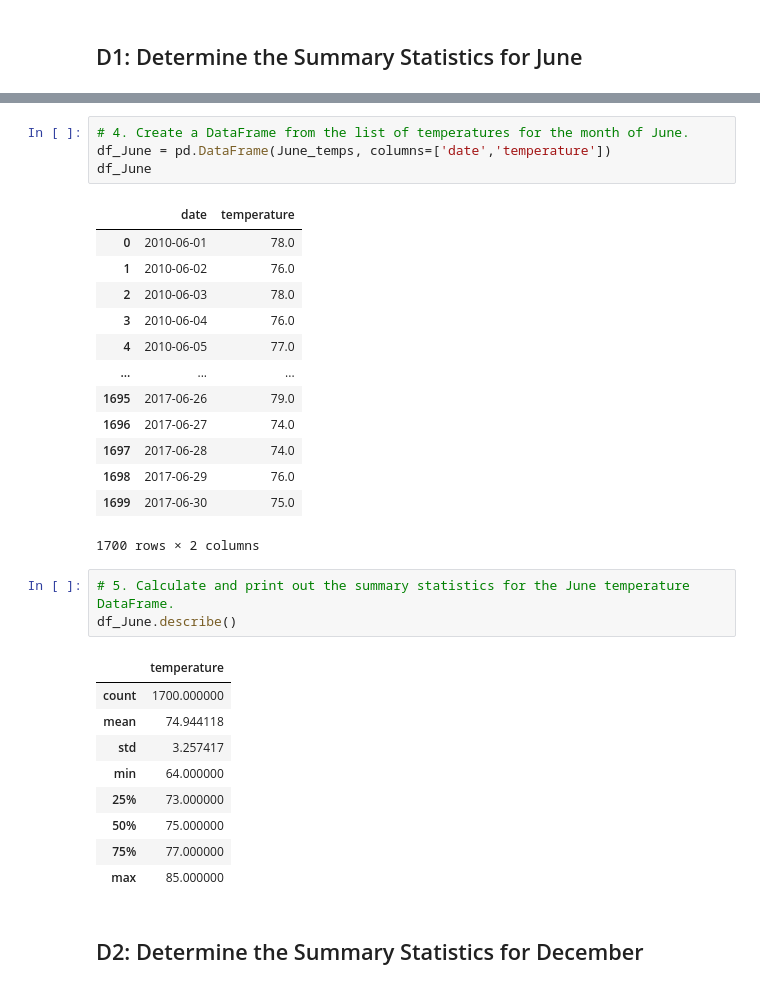
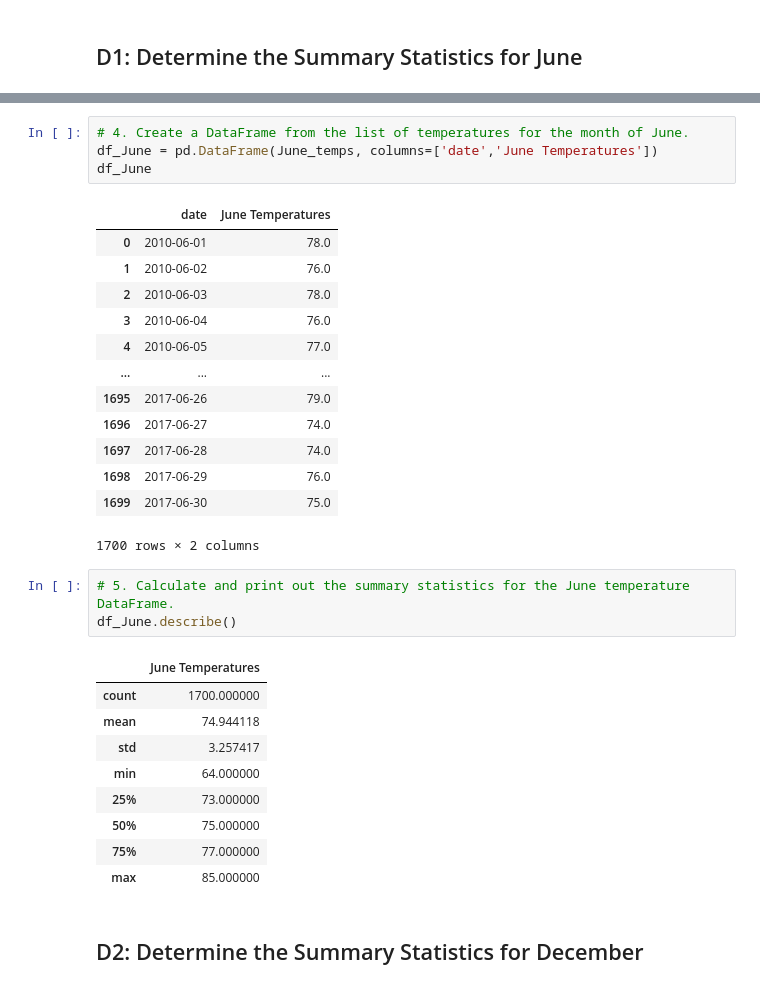
Before and after one commit to arlenawu/surfs-up, a Jupyter notebook: SurfsUp_Challenge.ipynb, the cells around one changed output, grey strips where cells are left out. Drawn from its saved outputs; the diff is of its cells as text.

```diff
--- a/SurfsUp_Challenge.ipynb
+++ b/SurfsUp_Challenge.ipynb
@@ -93,10 +59,10 @@ June_temps
  ...]
 # %%
 # 4. Create a DataFrame from the list of temperatures for the month of June.
-df_June = pd.DataFrame(June_temps, columns=['date','temperature'])
+df_June = pd.DataFrame(June_temps, columns=['date','June Temperatures'])
 df_June
 # %% [output]
-|  | date | temperature |
+|  | date | June Temperatures |
 | 0 | 2010-06-01 | 78.0 |
 | 1 | 2010-06-02 | 76.0 |
 | 2 | 2010-06-03 | 78.0 |
@@ -113,7 +79,7 @@ df_June
 # 5. Calculate and print out the summary statistics for the June temperature DataFrame.
 df_June.describe()
 # %% [output]
-|  | temperature |
+|  | June Temperatures |
 | count | 1700.000000 |
 | mean | 74.944118 |
 | std | 3.257417 |
```
Also changed, not shown: parts of 13 cells of this notebook, 5 other files.
